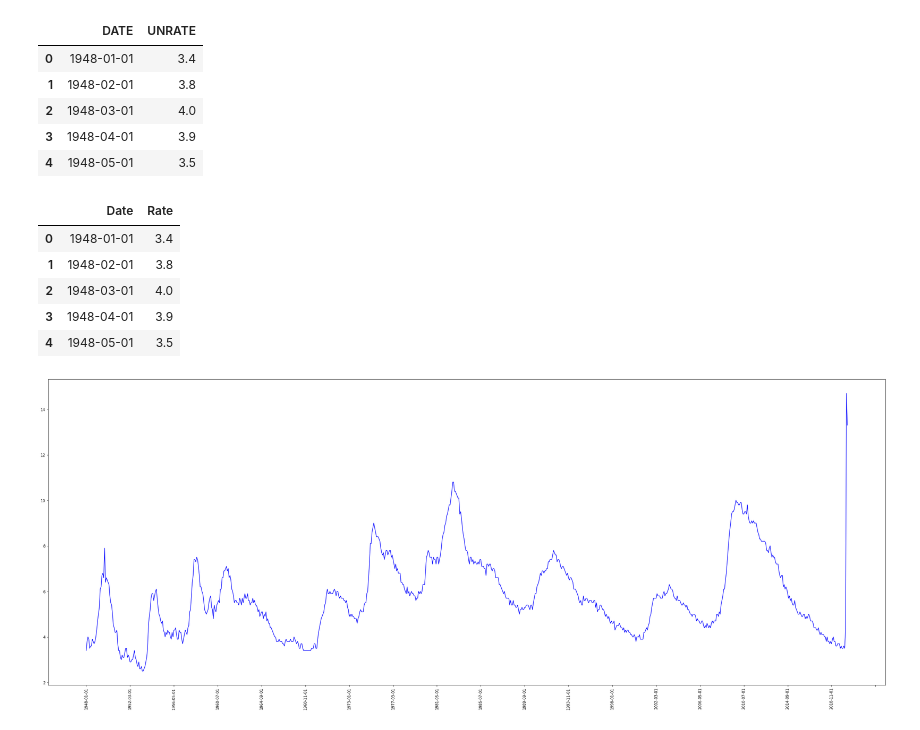
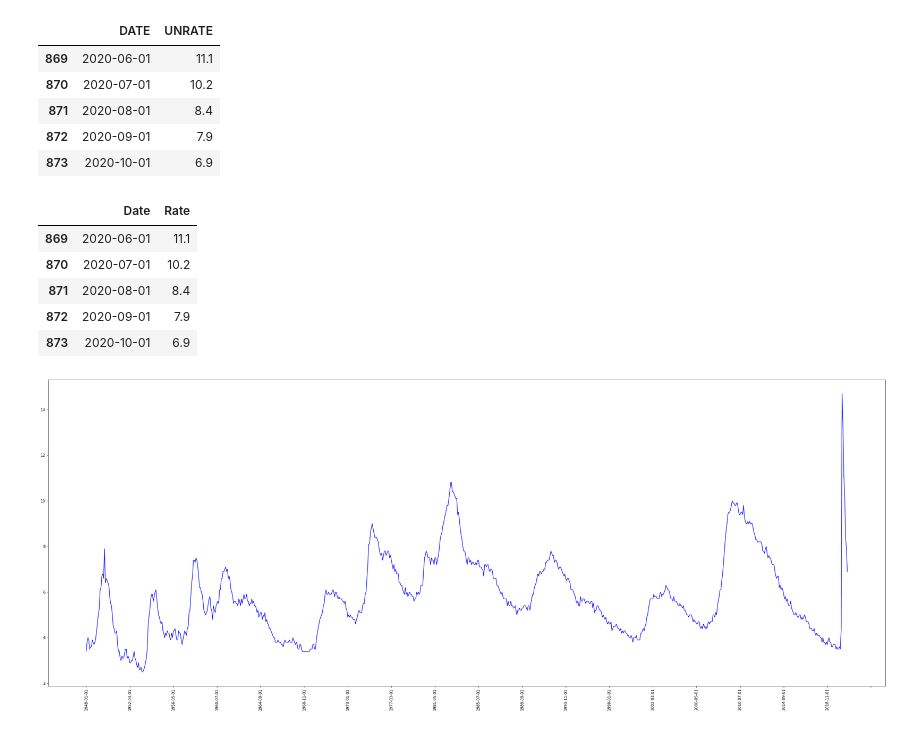
Before and after one commit to justinboggs/unemployment-claims, a Jupyter notebook: unemploymentRate.ipynb, the cells around one changed output. Drawn from its saved outputs; the diff is of its cells as text; code cells hidden in the pictures.

```diff
--- a/unemploymentRate.ipynb
+++ b/unemploymentRate.ipynb
@@ -8,24 +8,24 @@ import matplotlib.dates as dates
 # %%
 data = pd.read_csv('data/UNRATE.csv')
 # %%
-data.head()
+data.tail()
 # %% [output]
 |  | DATE | UNRATE |
-| 0 | 1948-01-01 | 3.4 |
-| 1 | 1948-02-01 | 3.8 |
-| 2 | 1948-03-01 | 4.0 |
-| 3 | 1948-04-01 | 3.9 |
-| 4 | 1948-05-01 | 3.5 |
+| 869 | 2020-06-01 | 11.1 |
+| 870 | 2020-07-01 | 10.2 |
+| 871 | 2020-08-01 | 8.4 |
+| 872 | 2020-09-01 | 7.9 |
+| 873 | 2020-10-01 | 6.9 |
 # %%
 unemploy_rate = data.rename(columns={'DATE': 'Date', 'UNRATE': 'Rate'})
-unemploy_rate.head()
+unemploy_rate.tail()
 # %% [output]
 |  | Date | Rate |
-| 0 | 1948-01-01 | 3.4 |
-| 1 | 1948-02-01 | 3.8 |
-| 2 | 1948-03-01 | 4.0 |
-| 3 | 1948-04-01 | 3.9 |
-| 4 | 1948-05-01 | 3.5 |
+| 869 | 2020-06-01 | 11.1 |
+| 870 | 2020-07-01 | 10.2 |
+| 871 | 2020-08-01 | 8.4 |
+| 872 | 2020-09-01 | 7.9 |
+| 873 | 2020-10-01 | 6.9 |
 # %%
 x_axis = unemploy_rate['Date']
 y_axis = unemploy_rate['Rate']
```
Also changed, not shown: 10 other files.
